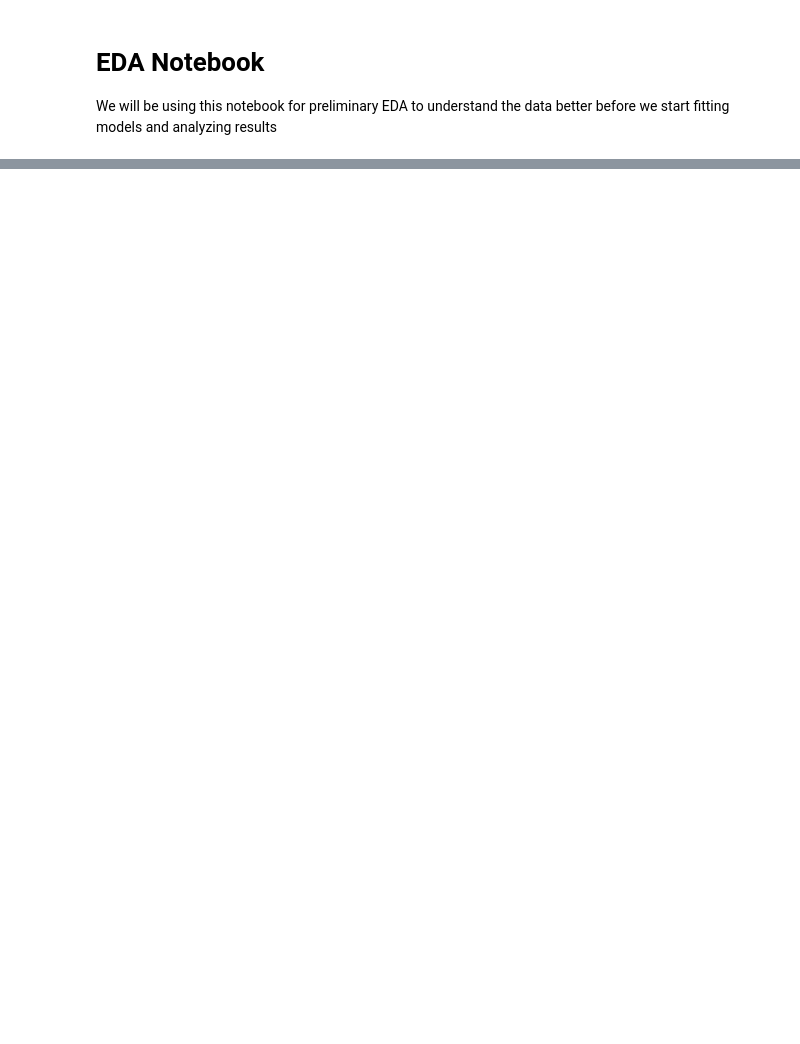
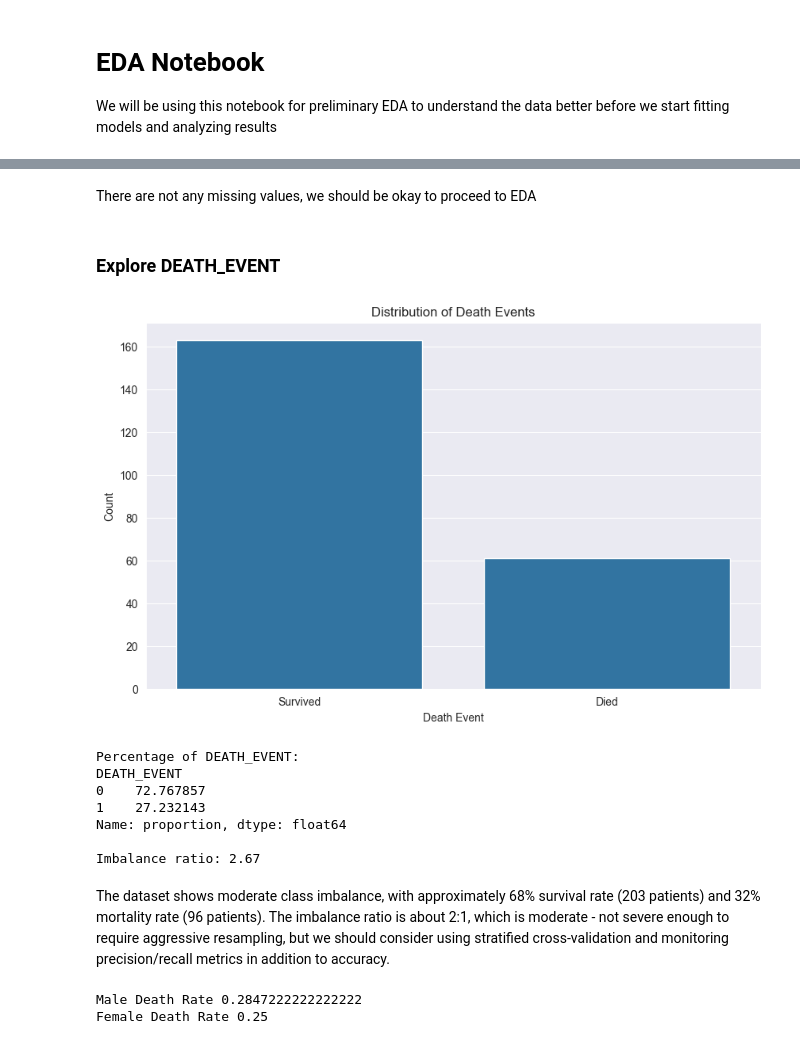
Before and after one commit to DilanDoshi/m148_heart_failure_predictors-, a Jupyter notebook: notebooks/01-EDA.ipynb, the cells around one changed output, grey strips where cells are left out. Saved outputs shown, nothing was run; the diff lists cells and outputs as text; code cells hidden in the pictures; blank space fills up the shorter version.

Commit message:
02 notebook started, 01 should be complete, cleaned csv

```diff
--- a/notebooks/01-EDA.ipynb
+++ b/notebooks/01-EDA.ipynb
@@ -18,0 +45,15 @@ NameError: name 'pd' is not defined
+# %%
+continuous_features = ['age', 'creatinine_phosphokinase', 'ejection_fraction', 'platelets', 'serum_creatinine', 'serum_sodium', 'time']
+categorical_features = ['anaemia', 'diabetes', 'high_blood_pressure', 'sex', 'smoking']
+# %%
+# Remove Outliers
+quantile_1 = df[continuous_features].quantile(0.25)
+quantile_3 = df[continuous_features].quantile(0.75)
+iqr = quantile_3 - quantile_1
+lower_bound = quantile_1 - 1.5 * iqr
+upper_bound = quantile_3 + 1.5 * iqr
+
+outliers = (df[continuous_features] < lower_bound) | (df[continuous_features] > upper_bound)
+
+print("Outliers: ")
+outliers.sum()
@@ -18,0 +70,6 @@ NameError: name 'pd' is not defined
+# %%
+rows_w_outliers = outliers.any(axis=1)
+df_clean = df[~rows_w_outliers] # return dataframe without outliers
+
+df_clean.shape
+df = df_clean.copy()
@@ -18,0 +79,39 @@ NameError: name 'pd' is not defined
+# %% [markdown]
+There are not any missing values, we should be okay to proceed to EDA
+# %% [markdown]
+### Explore DEATH_EVENT
+# %%
+# Explore death event distribution
+plt.figure(figsize=(10, 6))
+sns.countplot(x='DEATH_EVENT', data=df)
+plt.title('Distribution of Death Events')
+plt.xlabel('Death Event')
+plt.ylabel('Count')
+plt.xticks([0, 1], ['Survived', 'Died'])
+plt.show()
+print("Percentage of DEATH_EVENT:")
+print(df['DEATH_EVENT'].value_counts(normalize=True)*100)
+imbalance_ratio = df['DEATH_EVENT'].value_counts(normalize=True)[0] / df['DEATH_EVENT'].value_counts(normalize=True)[1]
+print(f"\nImbalance ratio: {imbalance_ratio:.2f}")
+# %% [output]
+[figure, added]
+Percentage of DEATH_EVENT:
+DEATH_EVENT
+0    72.767857
+1    27.232143
+Name: proportion, dtype: float64
+
+Imbalance ratio: 2.67
+# %% [markdown]
+The dataset shows moderate class imbalance, with approximately 68% survival rate (203 patients) and 32% mortality rate (96 patients). The imbalance ratio is about 2:1, which is moderate - not severe enough to require aggressive resampling, but we should consider using stratified cross-validation and monitoring precision/recall metrics in addition to accuracy.
+# %%
+# Death Rate between Male and Female:
+
+male = df.loc[df['sex'] == 1, 'DEATH_EVENT']
+female = df.loc[df['sex'] == 0, 'DEATH_EVENT']
+
+print("Male Death Rate", male.mean())
+print("Female Death Rate", female.mean())
+# %% [output]
+Male Death Rate 0.2847222222222222
+Female Death Rate 0.25
```
Also changed, not shown: parts of 18 cells of this notebook, 3 other files.
